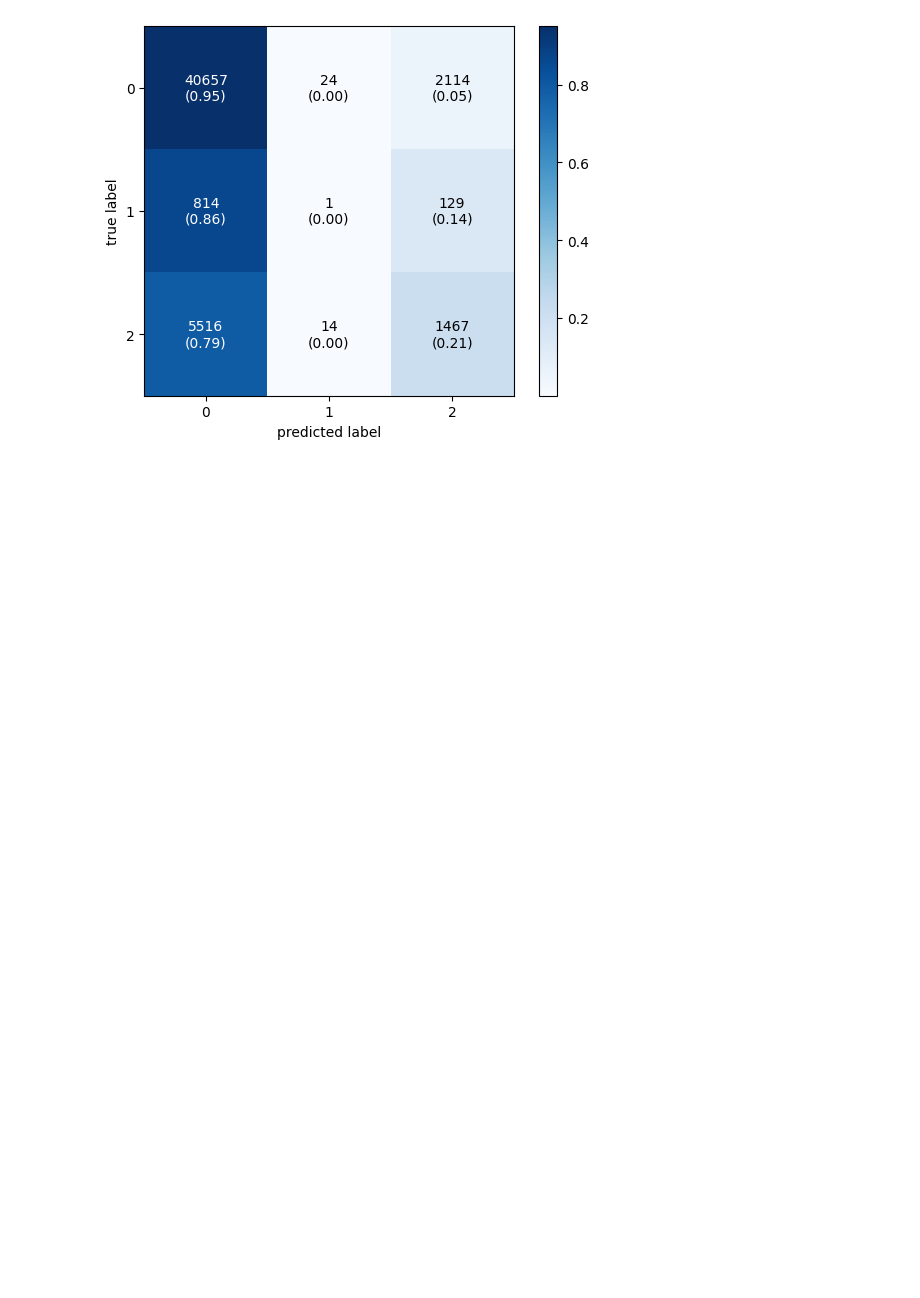
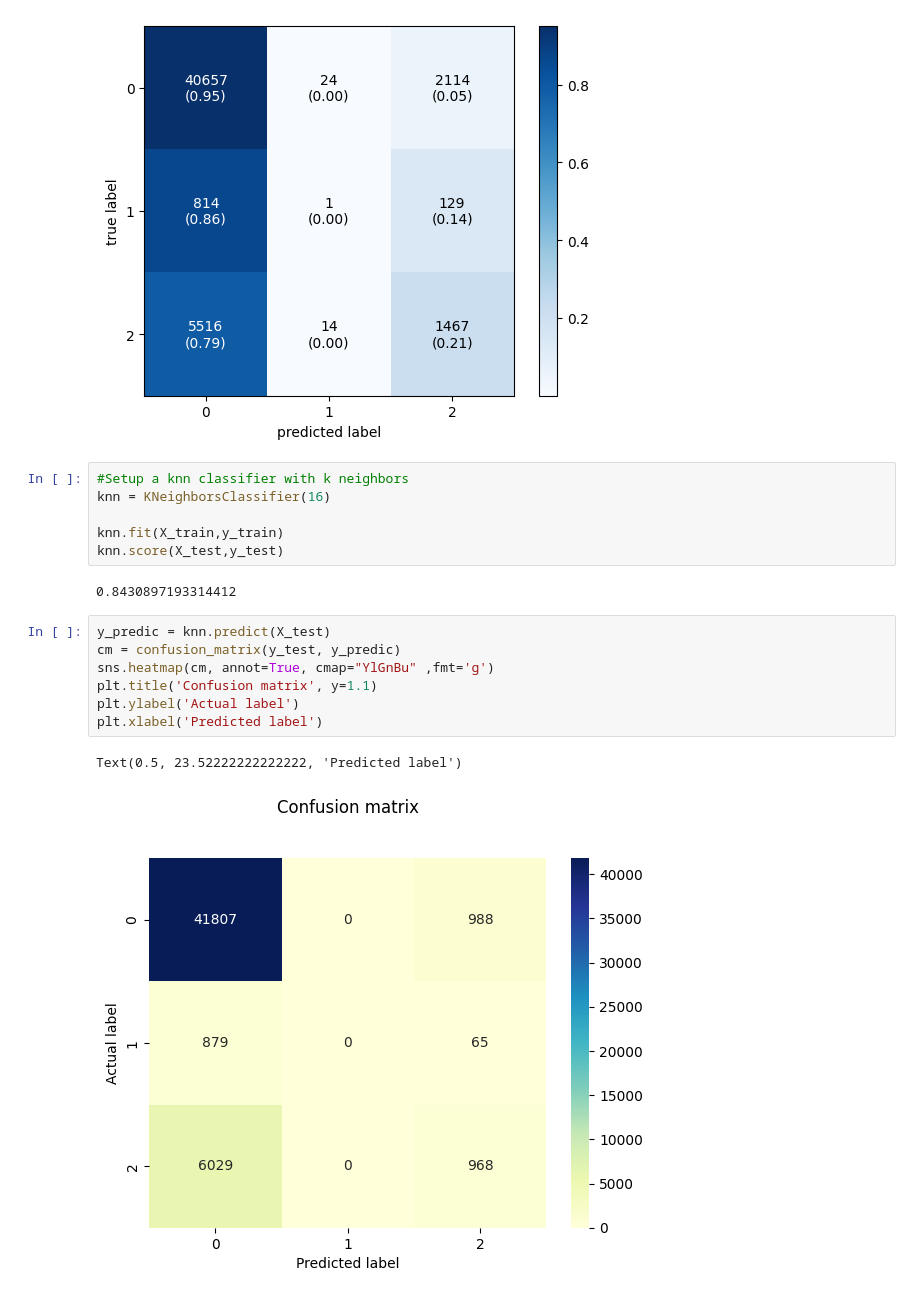
Before and after one commit to sykathowlader/group6_introToAi, a Jupyter notebook: K_NN.ipynb, the cells around one changed output. Saved outputs shown, nothing was run; the diff lists cells and outputs as text; blank space fills up the shorter version.

```diff
--- a/K_NN.ipynb
+++ b/K_NN.ipynb
@@ -107,3 +142,21 @@ plot_confusion_matrix(conf_mat=cm1,show_absolute=True,
 plt.show()
 # %% [output]
 [figure]
+# %%
+#Setup a knn classifier with k neighbors
+knn = KNeighborsClassifier(16)
+
+knn.fit(X_train,y_train)
+knn.score(X_test,y_test)
+# %% [output]
+0.8430897193314412
+# %%
+y_predic = knn.predict(X_test)
+cm = confusion_matrix(y_test, y_predic)
+sns.heatmap(cm, annot=True, cmap="YlGnBu" ,fmt='g')
+plt.title('Confusion matrix', y=1.1)
+plt.ylabel('Actual label')
+plt.xlabel('Predicted label')
+# %% [output]
+Text(0.5, 23.52222222222222, 'Predicted label')
+[figure, added]
```
Also changed, not shown: parts of 4 cells of this notebook.
